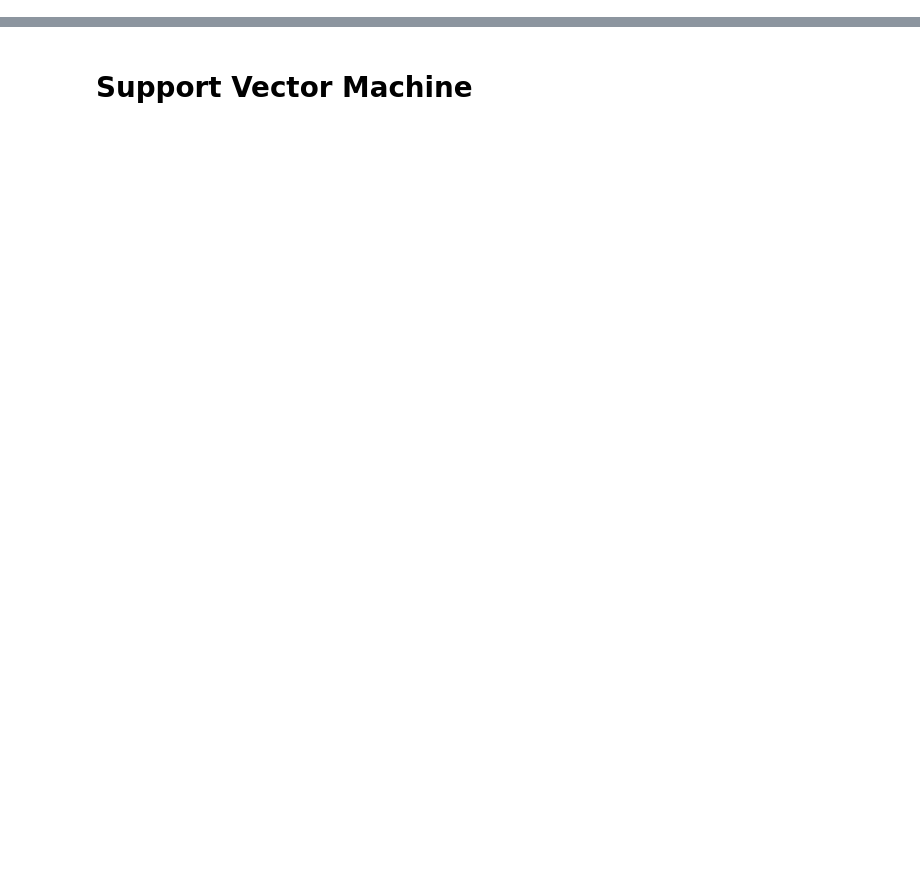
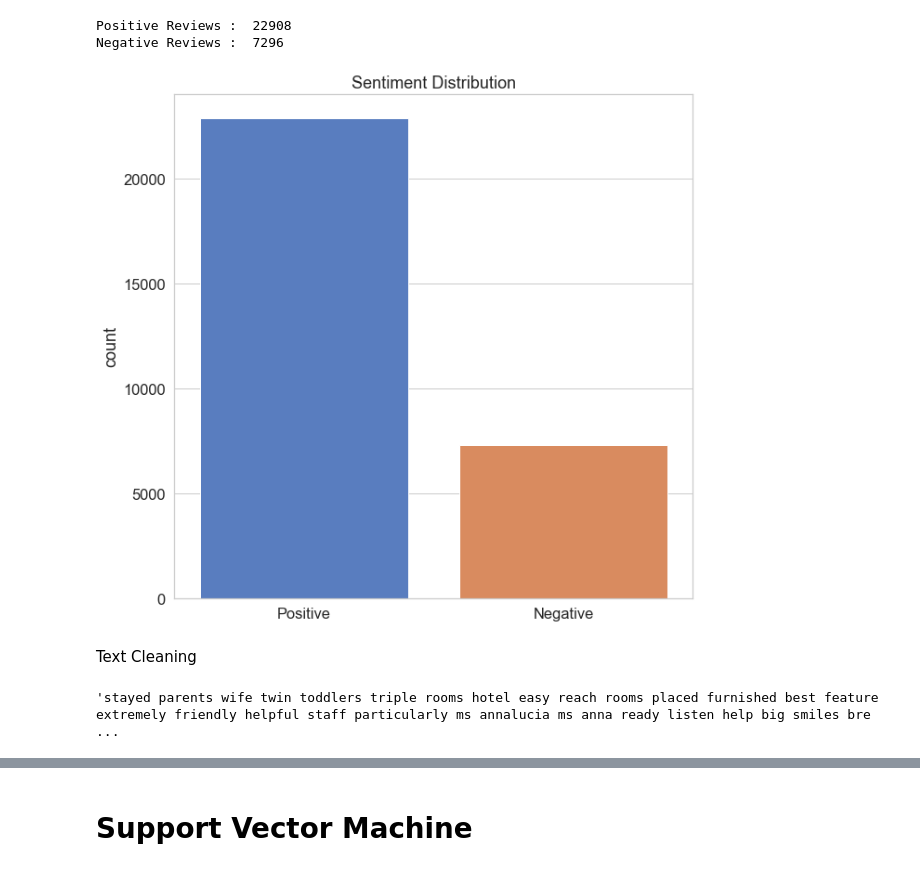
Before and after one commit to kristaLumbantoruan/PBA_Evlogimenos, a Jupyter notebook: Support Vector Machine.ipynb, the cells around one changed output, grey strips where cells are left out. Cells and saved outputs as stored; diff of their text form; code cells hidden in the pictures; blank space fills up the shorter version.

```diff
--- a/Support Vector Machine.ipynb
+++ b/Support Vector Machine.ipynb
@@ -0,0 +42,3 @@
+# %%
+
+rcParams['figure.figsize'] = 10, 10
@@ -0,0 +171,4 @@
+# %%
+for i in range(0,len(corpus)-1):
+    if type(corpus.iloc[i]['reviews_text']) != str:
+        corpus.iloc[i]['reviews_text'] = str(corpus.iloc[i]['reviews_text'])
@@ -0,0 +180,3 @@
+# %%
+corpus = corpus[corpus['reviews_rating'] != 3]
+corpus.head()
@@ -0,0 +190,6 @@
+# %%
+#labeling data
+def sentiment(n):
+    return 'positive' if n >= 4 else 'negative'
+corpus['response'] = corpus['reviews_rating'].apply(sentiment)
+corpus.head()
@@ -0,0 +238,18 @@
+# %%
+review_positif = len([x for x in corpus['response'] if x == 'positive'])
+review_negatif = len([x for x in corpus['response'] if x == 'negative'])
+print('Positive Reviews : ',review_positif)
+print('Negative Reviews : ',review_negatif)
+# %% [output]
+Positive Reviews :  22908
+Negative Reviews :  7296
+# %%
+#show the sentiment distribution
+f = sns.countplot(x='response', data=corpus)
+f.set_title("Sentiment Distribution")
+f.set_xticklabels(['Positive', 'Negative'])
+plt.xlabel("");
+# %% [output]
+[figure, added]
+# %% [markdown]
+Text Cleaning
@@ -0,0 +291,8 @@
+# %%
+#test the above text cleaning method
+import lxml
+example_text = "Stayed with parents, wife twin toddlers in two triple rooms. The hotel is easy to reach and the rooms were well placed well furnished. The best feature was extremely friendly helpful staff, particularly Ms. Annalucia Ms. Anna who were always ready to listen help out with big smiles. The breakfasts were very good, with good spread and the guests were made welcome to sit and eat at leisure (more important when you are with toddlers!) Would surely go back to Venice would happily stay again at Russo Palace."
+
+process_text(example_text)
+# %% [output]
+'stayed parents wife twin toddlers triple rooms hotel easy reach rooms placed furnished best feature extremely friendly helpful staff particularly ms annalucia ms anna ready listen help big smiles bre ...
```
Also changed, not shown: parts of 38 cells of this notebook.
